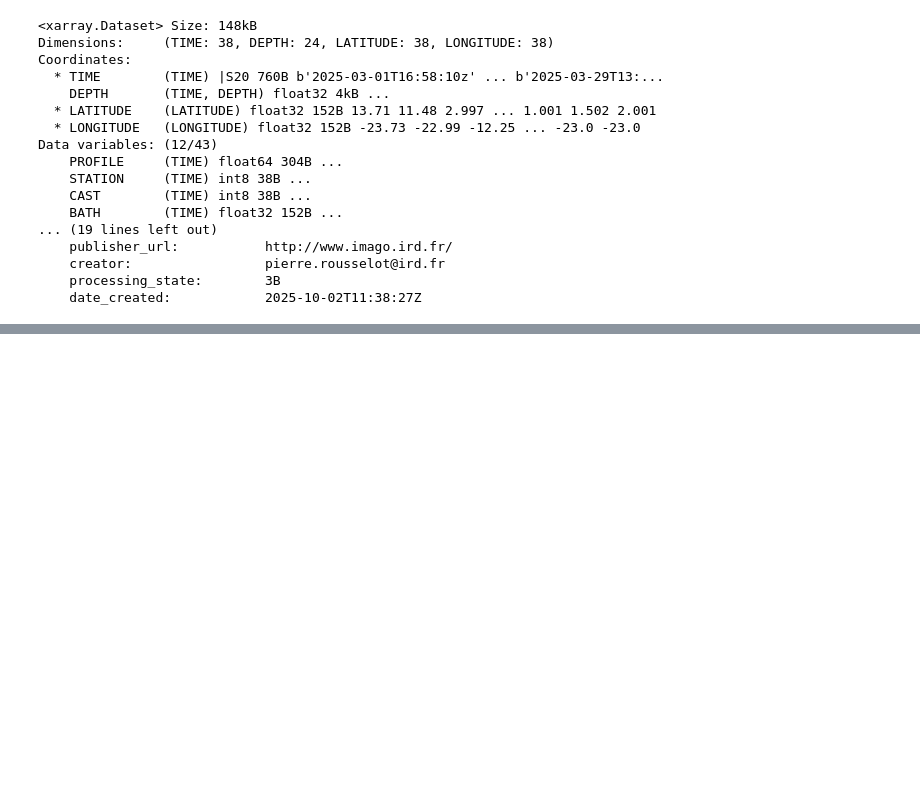
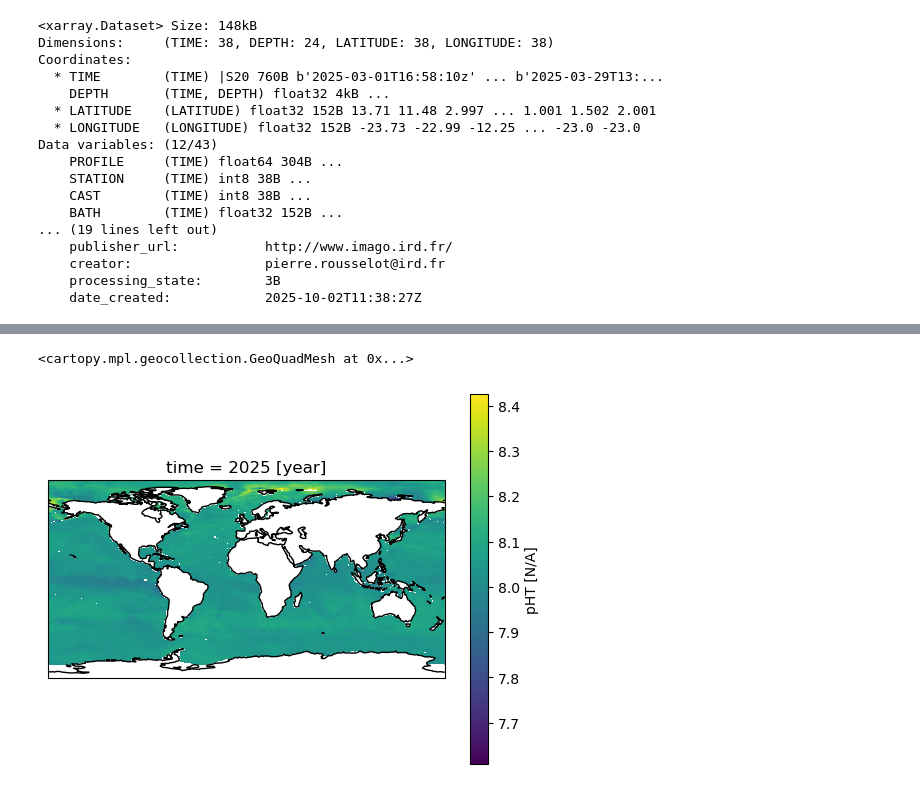
Before and after one commit to jaimeeian/CISP_Chaac-OA, a Jupyter notebook: CMA_workbook.ipynb, the cells around one changed output, grey strips where cells are left out. Drawn from its saved outputs; the diff is of its cells as text; code cells hidden in the pictures; blank space fills up the shorter version.

```diff
--- a/CMA_workbook.ipynb
+++ b/CMA_workbook.ipynb
@@ -382,0 +388,11 @@ ValueError: cannot reindex or align along dimension 'LATITUDE' because the (pand
+# %%
+# At this point, it will be useful to compare the observed PIRATA buoy data with what is expected from the OCADS data.
+# Lets interpolate the OCADS data to the timeframe encompassing the recent PIRATA data (through 2025)
+
+ax = plt.subplot(projection=ccrs.PlateCarree())
+ax.coastlines()
+ax.gridlines
+pH_global.interp(time=2025, kwargs={"fill_value": "extrapolate"}).plot(ax=ax, transform=ccrs.PlateCarree())
+# %% [output]
+<cartopy.mpl.geocollection.GeoQuadMesh at 0x...>
+[figure, added]
```
Also changed, not shown: parts of 11 cells of this notebook.
